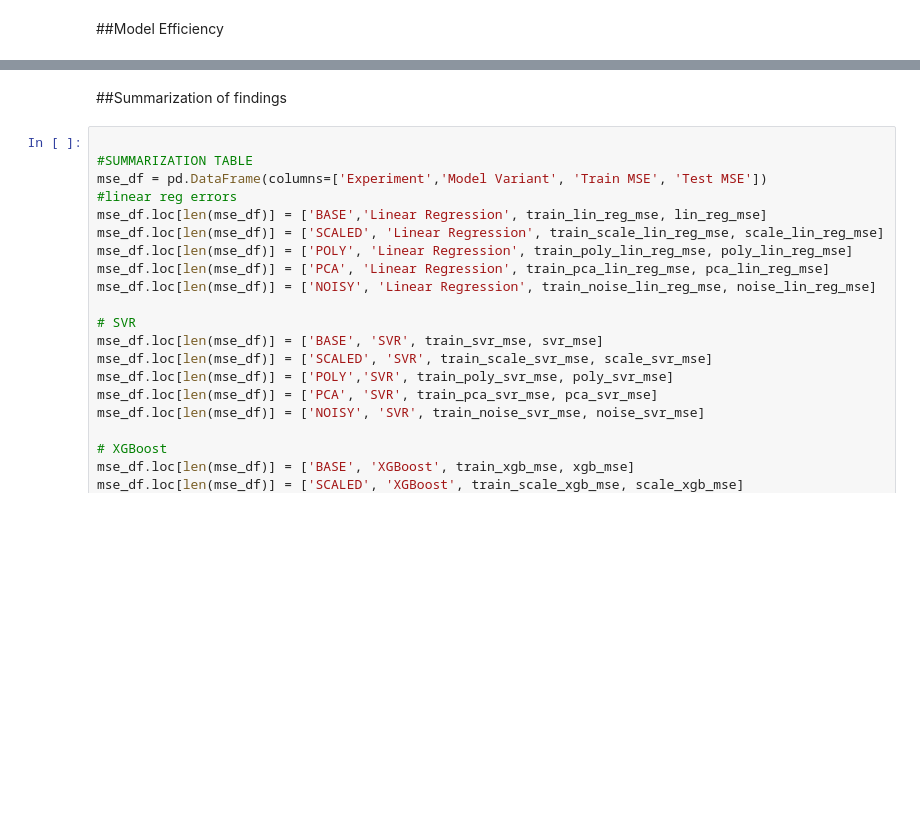
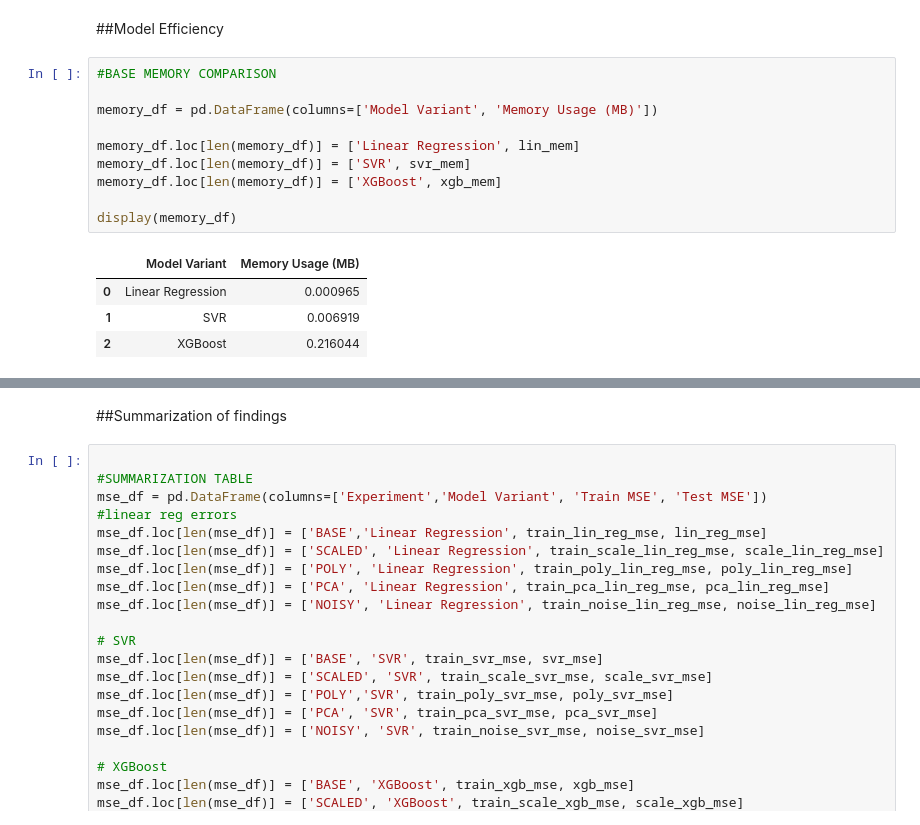
Before and after one commit to asamn/ML_FINAL_PROJECT, a Jupyter notebook: ML_PROJECT_ADAM_SAM.ipynb, the cells around one changed output, grey strips where cells are left out. Cells and saved outputs as stored; diff of their text form; blank space fills up the shorter version.

```diff
--- a/ML_PROJECT_ADAM_SAM.ipynb
+++ b/ML_PROJECT_ADAM_SAM.ipynb
@@ -896,5 +920,20 @@ Noisy XGBoost Training Time: 2.725550413131714 seconds
 # %% [markdown]
 ##Model Efficiency
+# %%
+#BASE MEMORY COMPARISON
+
+memory_df = pd.DataFrame(columns=['Model Variant', 'Memory Usage (MB)'])
+
+memory_df.loc[len(memory_df)] = ['Linear Regression', lin_mem]
+memory_df.loc[len(memory_df)] = ['SVR', svr_mem]
+memory_df.loc[len(memory_df)] = ['XGBoost', xgb_mem]
+
+display(memory_df)
+# %% [output]
+|  | Model Variant | Memory Usage (MB) |
+| 0 | Linear Regression | 0.000965 |
+| 1 | SVR | 0.006919 |
+| 2 | XGBoost | 0.216044 |
 # %%
 #TIME COMPARISONS
 time_df = pd.DataFrame(columns=['Model Variant', 'Training Time', 'Inference Time'])
```
Also changed, not shown: parts of 15 cells of this notebook.
